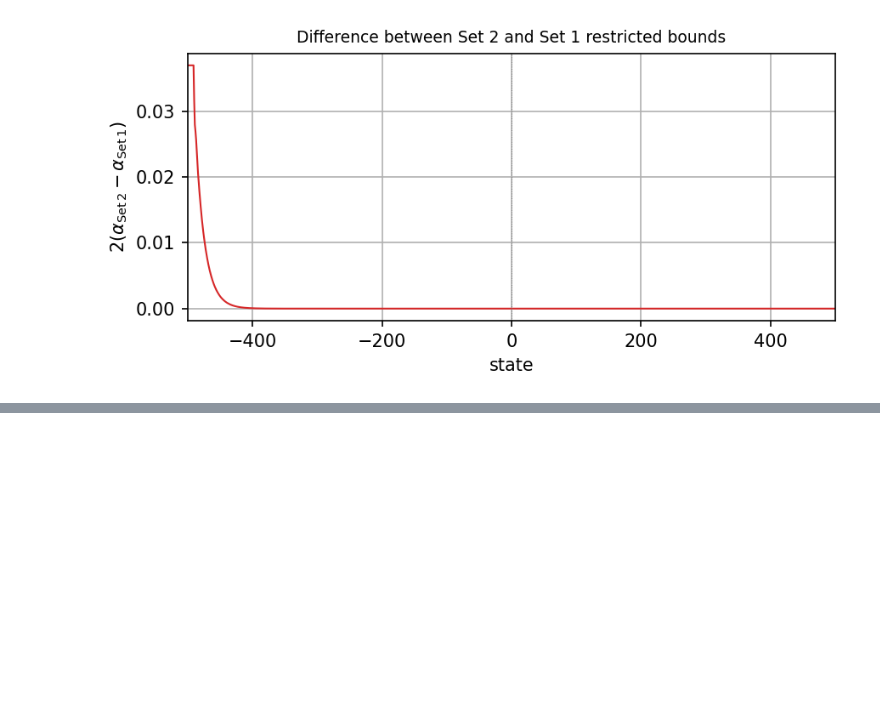
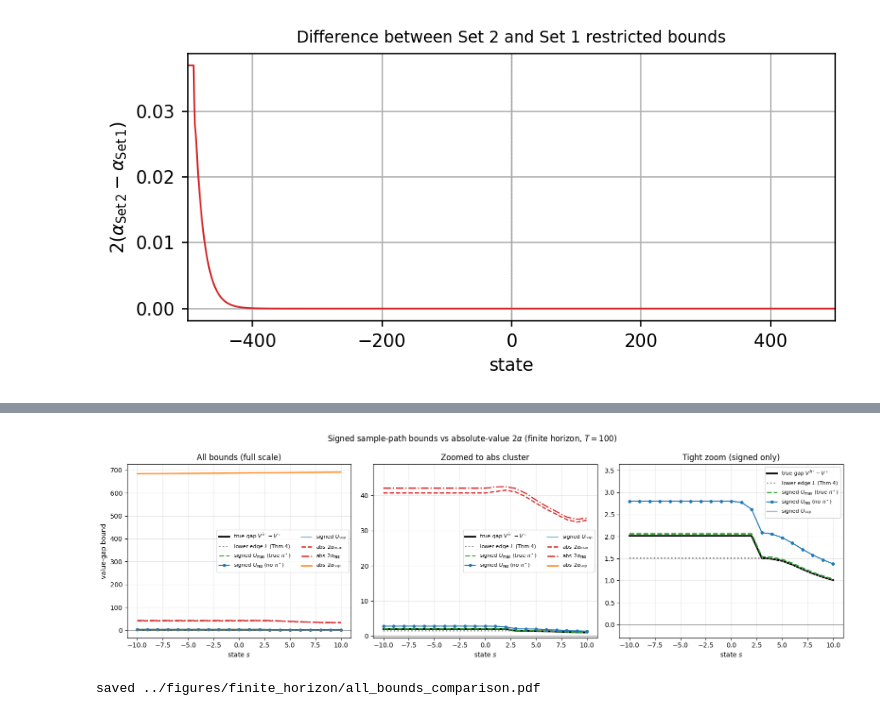
Before and after one commit to BerkBzkrt/Weighted_Approximation, a Jupyter notebook: notebooks/Finite_Horizon_Bounds.ipynb, the cells around one changed output, grey strips where cells are left out. Drawn from its saved outputs; the diff is of its cells as text; code cells hidden in the pictures; blank space fills up the shorter version.

Commit message:
experiments using the signed bound

```diff
--- a/notebooks/Finite_Horizon_Bounds.ipynb
+++ b/notebooks/Finite_Horizon_Bounds.ipynb
@@ -1118,0 +1357,56 @@ plt.show()
+# %%
+# =====================================================================
+# Comparison plot: ALL bounds (signed variants vs absolute-value 2*alpha)
+#   3 panels: full scale | zoomed to abs cluster | tight zoom (signed only)
+# =====================================================================
+import os
+os.makedirs('../figures/finite_horizon', exist_ok=True)
+
+lo, hi = s_max - 10, s_max + 10 + 1
+xs = states[lo:hi]
+
+fig, (axL, axM, axR) = plt.subplots(1, 3, figsize=(16, 5))
+
+def draw(ax, signed_only=False):
+    ax.plot(xs, gap_fh[lo:hi],          'k-',   lw=2.6, label=r'true gap $V^{\hat\pi^\star}-V^\star$')
+    ax.plot(xs, L_lower[lo:hi],         'C7:',  lw=2.0, label=r'lower edge $L$ (Thm 4)')
+    ax.plot(xs, U_signed_max[lo:hi],    'C2--', lw=2.0, label=r'signed $U_{\max}$ (true $\pi^\star$)')
+    ax.plot(xs, U_signed_res[lo:hi],    'C0-o', ms=4,   label=r'signed $U_{\mathrm{res}}$ (no $\pi^\star$)')
+    ax.plot(xs, U_signed_sup[lo:hi],    'C0-',  lw=1.2, alpha=0.7, label=r'signed $U_{\sup}$')
+    if not signed_only:
+        ax.plot(xs, 2*alpha_max_fh[lo:hi],  'C3--', lw=1.8, label=r'abs $2\alpha_{\max}$')
+        ax.plot(xs, 2*alpha_res_fh[lo:hi],  'C3-.', lw=1.8, label=r'abs $2\alpha_{\mathrm{res}}$')
+        ax.plot(xs, 2*alpha_sup_fh[lo:hi],  'C1-',  lw=1.8, label=r'abs $2\alpha_{\sup}$')
+    ax.axhline(0.0, color='gray', lw=0.8)
+    ax.set_xlabel('state $s$')
+    ax.grid(alpha=0.3)
+
+# Left: full range (so abs 2*alpha_sup is visible)
+draw(axL)
+axL.set_ylabel('value-gap bound')
+axL.set_title('All bounds (full scale)')
+axL.legend(fontsize=8, ncol=2)
+
+# Middle: zoomed-in y so the abs 2*alpha_max/res band is readable
+draw(axM)
+axM.set_ylim(-0.5, float(np.max(2*alpha_res_fh[lo:hi])) * 1.15)
+axM.set_title('Zoomed to abs cluster')
+axM.legend(fontsize=8, ncol=2)
+
+# Right: tight zoom isolating only the signed bounds + gap + lower edge
+draw(axR, signed_only=True)
+ytop = max(float(np.max(U_signed_sup[lo:hi])),
+           float(np.max(gap_fh[lo:hi]))) * 1.30
+axR.set_ylim(-0.3, ytop)
+axR.set_title('Tight zoom (signed only)')
+axR.legend(fontsize=8)
+
+fig.suptitle('Signed sample-path bounds vs absolute-value $2\\alpha$ (finite horizon, $T=100$)')
+fig.tight_layout()
+fig.savefig('../figures/finite_horizon/all_bounds_comparison.pdf')
+fig.savefig('../figures/finite_horizon/signed_vs_abs_zoomed_in.pdf')
+plt.show()
+print('saved ../figures/finite_horizon/all_bounds_comparison.pdf')
+# %% [output]
+[figure, added]
+saved ../figures/finite_horizon/all_bounds_comparison.pdf
```
Also changed, not shown: parts of 9 cells of this notebook, 18 other files.
